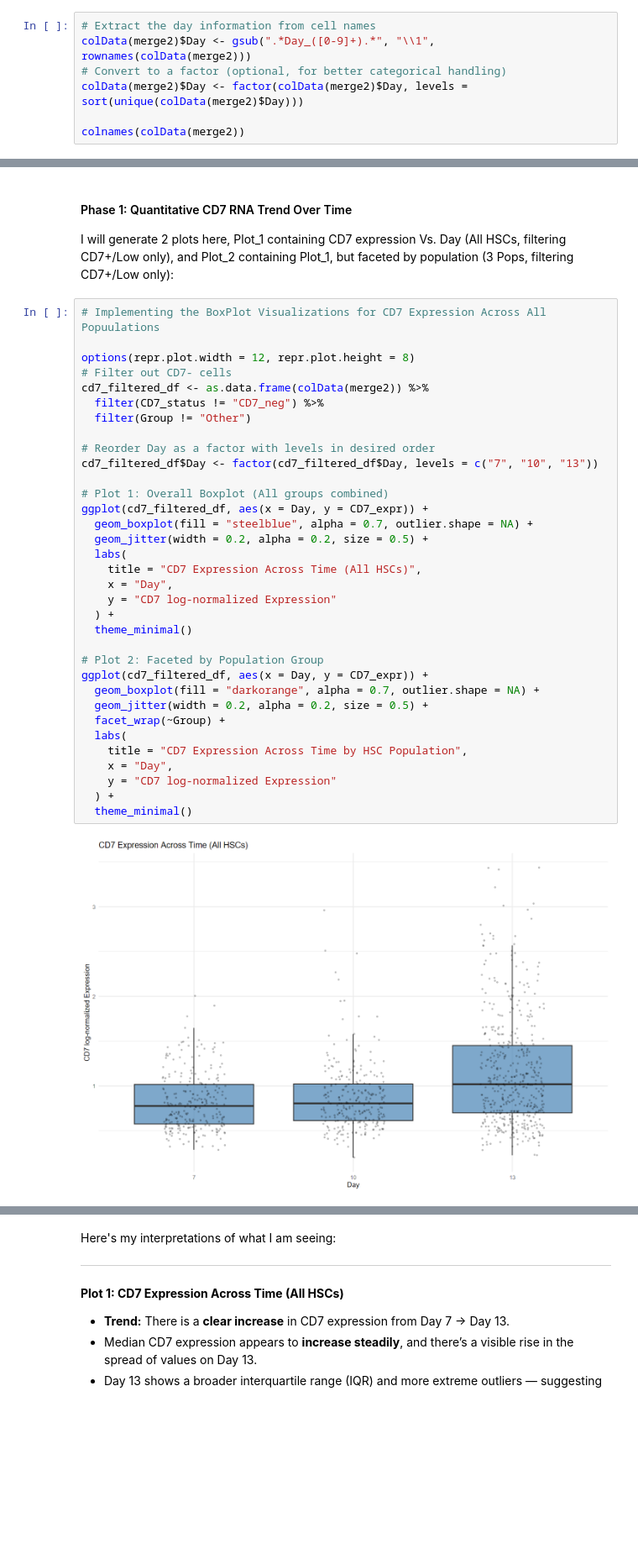
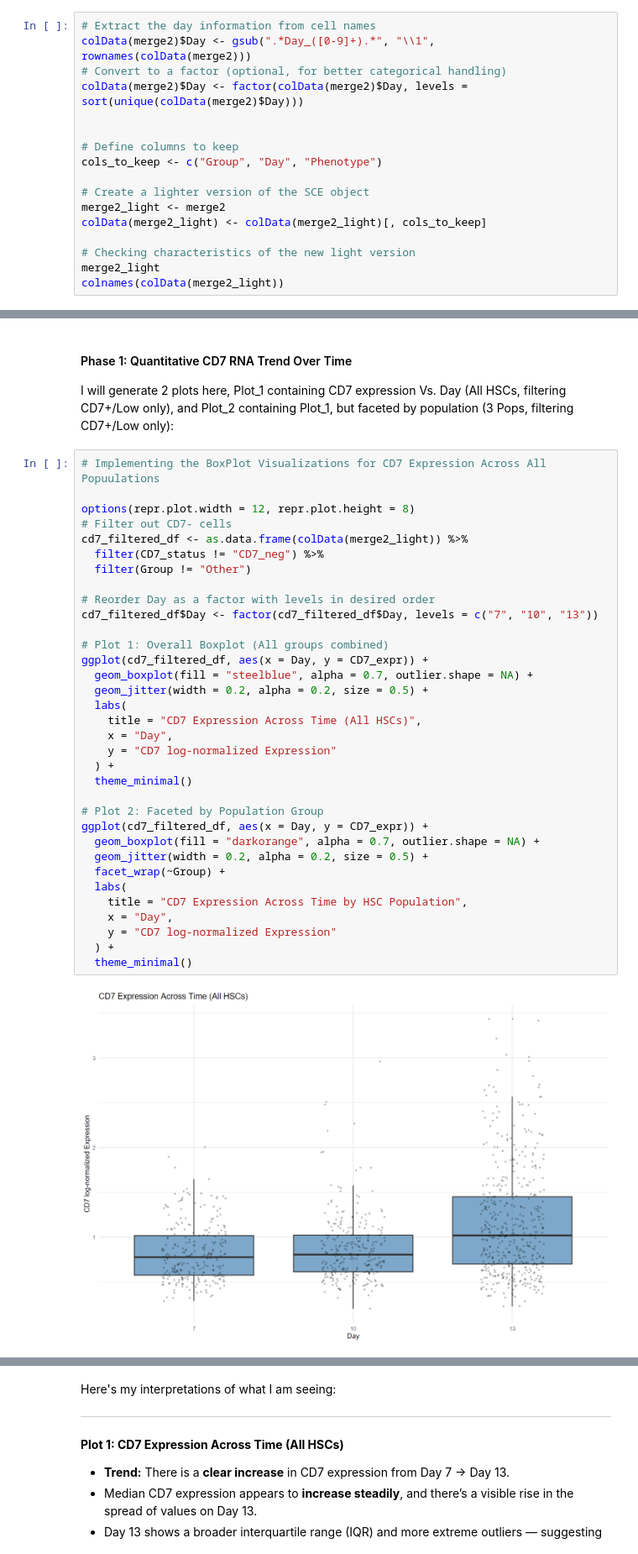
Before and after one commit to piyush-1903/ZandstraEaves_DirectedStudies, a Jupyter notebook: Aim1/d7-d13_RNASeq/Aim2_Analysis.ipynb, the cells around one changed output, grey strips where cells are left out. Shown at 84% size. Saved outputs shown, nothing was run; the diff lists cells and outputs as text; blank space fills up the shorter version.

```diff
--- a/Aim1/d7-d13_RNASeq/Aim2_Analysis.ipynb
+++ b/Aim1/d7-d13_RNASeq/Aim2_Analysis.ipynb
@@ -80,5 +80,15 @@ colData(merge2)$Day <- gsub(".*Day_([0-9]+).*", "\\1", rownames(colData(merge2))
 # Convert to a factor (optional, for better categorical handling)
 colData(merge2)$Day <- factor(colData(merge2)$Day, levels = sort(unique(colData(merge2)$Day)))
 
-colnames(colData(merge2))
+
+# Define columns to keep
+cols_to_keep <- c("Group", "Day", "Phenotype")
+
+# Create a lighter version of the SCE object
+merge2_light <- merge2
+colData(merge2_light) <- colData(merge2_light)[, cols_to_keep]
+
+# Checking characteristics of the new light version
+merge2_light
+colnames(colData(merge2_light))
 # %% [output]
@@ -190,34 +200,34 @@ I will generate 2 plots here, Plot_1 containing CD7 expression Vs. Day (All HSCs
 
 options(repr.plot.width = 12, repr.plot.height = 8)
 # Filter out CD7- cells
-cd7_filtered_df <- as.data.frame(colData(merge2)) %>%
+cd7_filtered_df <- as.data.frame(colData(merge2_light)) %>%
   filter(CD7_status != "CD7_neg") %>%
   filter(Group != "Other")
 
 # Reorder Day as a factor with levels in desired order
 cd7_filtered_df$Day <- factor(cd7_filtered_df$Day, levels = c("7", "10", "13"))
 
 # Plot 1: Overall Boxplot (All groups combined)
 ggplot(cd7_filtered_df, aes(x = Day, y = CD7_expr)) +
   geom_boxplot(fill = "steelblue", alpha = 0.7, outlier.shape = NA) +
   geom_jitter(width = 0.2, alpha = 0.2, size = 0.5) +
   labs(
     title = "CD7 Expression Across Time (All HSCs)",
     x = "Day",
     y = "CD7 log-normalized Expression"
   ) +
   theme_minimal()
 
 # Plot 2: Faceted by Population Group
 ggplot(cd7_filtered_df, aes(x = Day, y = CD7_expr)) +
   geom_boxplot(fill = "darkorange", alpha = 0.7, outlier.shape = NA) +
   geom_jitter(width = 0.2, alpha = 0.2, size = 0.5) +
   facet_wrap(~Group) +
   labs(
     title = "CD7 Expression Across Time by HSC Population",
     x = "Day",
     y = "CD7 log-normalized Expression"
   ) +
   theme_minimal()
 # %% [output]
-[figure, old version]
+[figure, new version]
```
Also changed, not shown: parts of 22 cells of this notebook.
